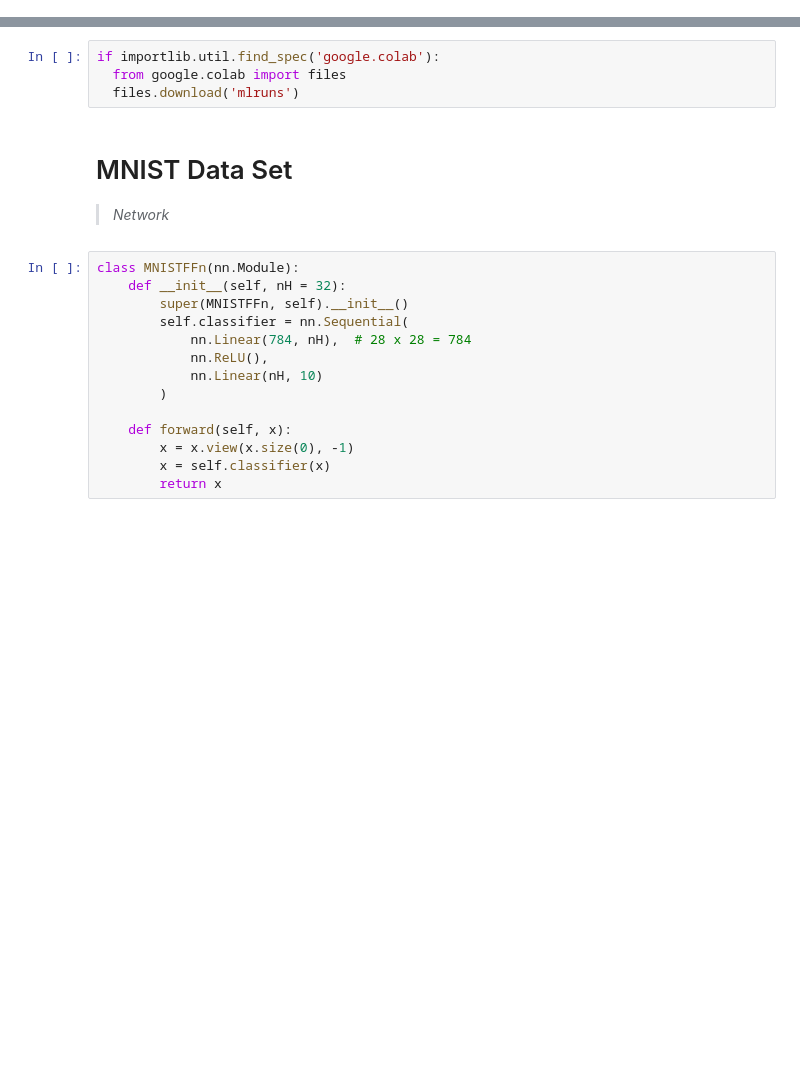
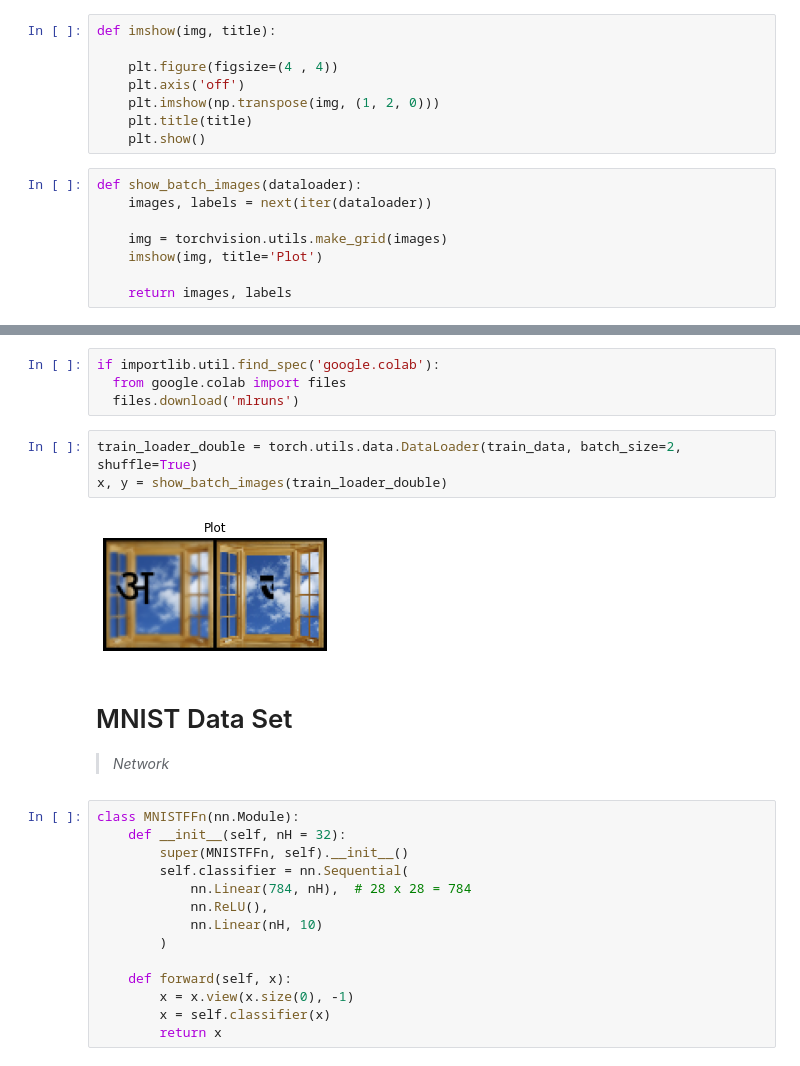
Before and after one commit to mankalmadhu/padhai, a Jupyter notebook: hin_classifier/Hindi_VowelCons_Classifier.ipynb, the cells around one changed output, grey strips where cells are left out. Drawn from its saved outputs; the diff is of its cells as text; blank space fills up the shorter version.

```diff
--- a/hin_classifier/Hindi_VowelCons_Classifier.ipynb
+++ b/hin_classifier/Hindi_VowelCons_Classifier.ipynb
@@ -137,3 +139,19 @@ def standalone_correctness(predicted, actual):
+# %%
+def imshow(img, title):
+
+    plt.figure(figsize=(4 , 4))
+    plt.axis('off')
+    plt.imshow(np.transpose(img, (1, 2, 0)))
+    plt.title(title)
+    plt.show()
+# %%
+def show_batch_images(dataloader):
+    images, labels = next(iter(dataloader))
+
+    img = torchvision.utils.make_grid(images)
+    imshow(img, title='Plot')
+
+    return images, labels
 # %% [markdown]
 # Train And Test Modules
 # %%
@@ -290,6 +308,11 @@ Wall time: 3min 8s
 if importlib.util.find_spec('google.colab'):
   from google.colab import files
   files.download('mlruns')
+# %%
+train_loader_double = torch.utils.data.DataLoader(train_data, batch_size=2, shuffle=True)
+x, y = show_batch_images(train_loader_double)
+# %% [output]
+[figure, added]
 # %% [markdown]
 # MNIST Data Set
 
```
Also changed, not shown: parts of 2 cells of this notebook.
